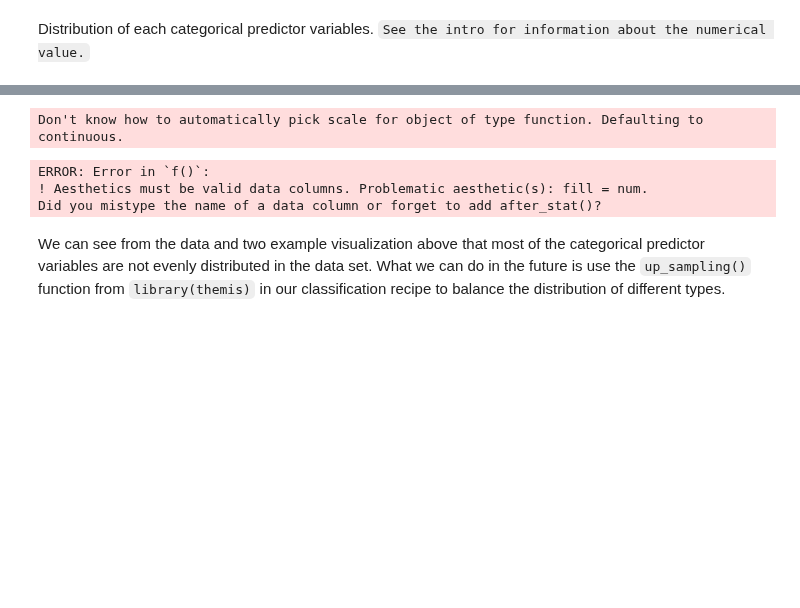
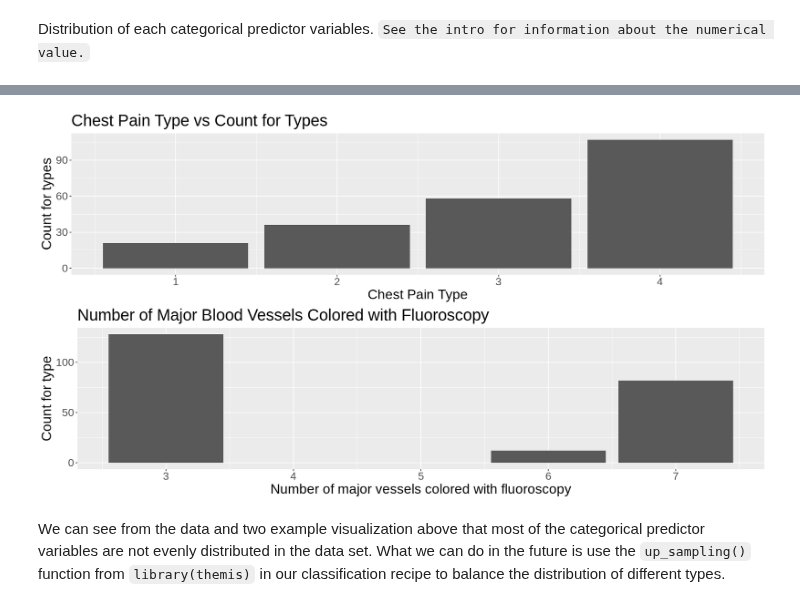
Before and after one commit to Yuvitee/DSCI-100-project, a Jupyter notebook: Heart Disease Proposal.ipynb, the cells around one changed output, grey strips where cells are left out. Saved outputs shown, nothing was run; the diff lists cells and outputs as text; code cells hidden in the pictures; blank space fills up the shorter version.

```diff
--- a/Heart Disease Proposal.ipynb
+++ b/Heart Disease Proposal.ipynb
@@ -251,25 +274,22 @@ A tibble: 4 × 2
 ... (4 outputs left out)
 # %%
 type_vs_cp <- count_cp |>
-    ggplot(aes(x = cp, y = cp_count, fill = num)) +
+    ggplot(aes(x = cp, y = cp_count)) +
     geom_bar(stat = "identity") +
     labs(x = "Chest Pain Type",y = "Count for types", fill = "Heart Disease") +
     theme(text = element_text(size = 20)) +
     ggtitle("Chest Pain Type vs Count for Types")
 
 type_vs_thal <- count_thal |>
-    ggplot(aes(x = thal, y = thal_count, fill = num)) +
+    ggplot(aes(x = thal, y = thal_count)) +
     geom_bar(stat = "identity") +
     labs(x = "Number of major vessels colored with fluoroscopy",y = "Count for type", fill = "Heart Disease") +
     theme(text = element_text(size = 20)) +
     ggtitle("Number of Major Blood Vessels Colored with Fluoroscopy")
 
 plot_grid(type_vs_cp, type_vs_thal, ncol = 1)
 # %% [output]
-Don't know how to automatically pick scale for object of type function. Defaulting to continuous.
-ERROR: Error in `f()`:
-! Aesthetics must be valid data columns. Problematic aesthetic(s): fill = num.
-Did you mistype the name of a data column or forget to add after_stat()?
+[figure, added]
 # %% [markdown]
 We can see from the data and two example visualization above that most of the categorical predictor variables are not evenly distributed in the data set. What we can do in the future is use the `up_sampling()` function from `library(themis)` in our classification recipe to balance the distribution of different types.
 # %% [markdown]
```
Also changed, not shown: parts of 12 cells of this notebook.
